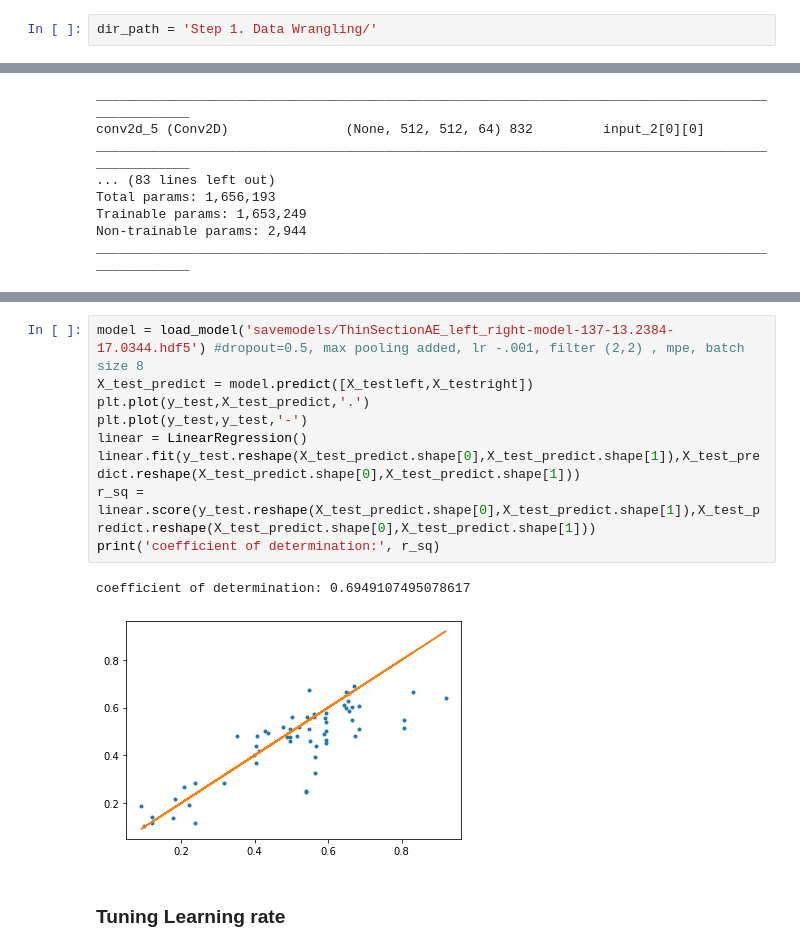
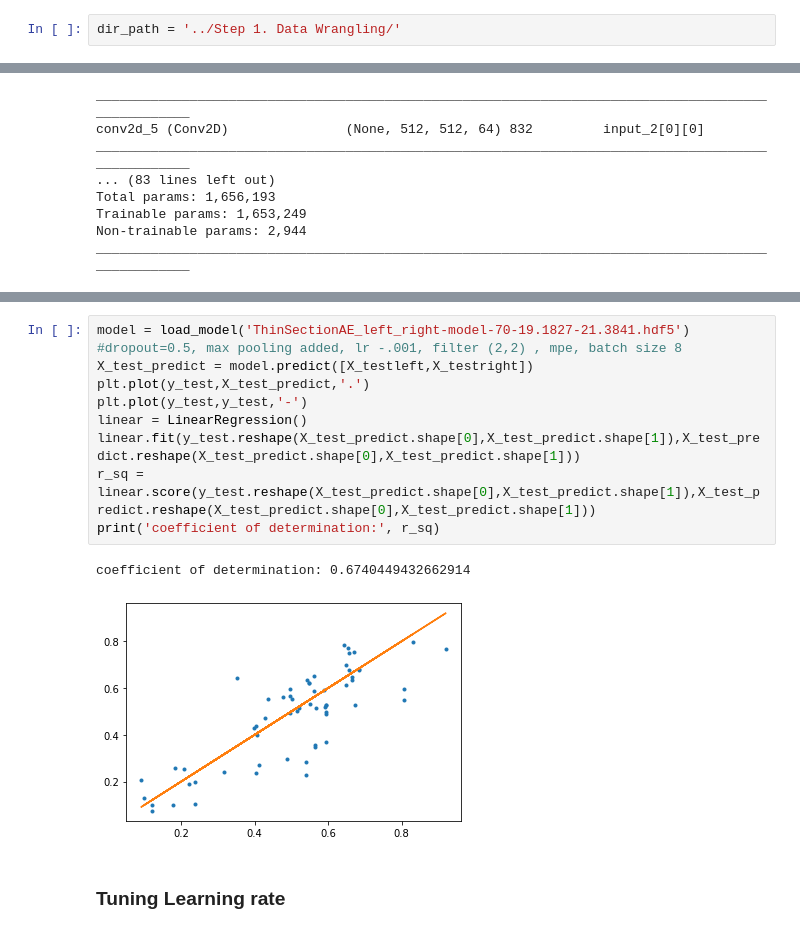
Before and after one commit to olyabr/Springboard, a Jupyter notebook: CapstoneProject2_ThinSections/Step 2. Data Science/#2 DL Model Capstone 2 v2_left_and_right_image.ipynb, the cells around one changed output, grey strips where cells are left out. Drawn from its saved outputs; the diff is of its cells as text.

```diff
--- a/CapstoneProject2_ThinSections/Step 2. Data Science/#2 DL Model Capstone 2 v2_left_and_right_image.ipynb
+++ b/CapstoneProject2_ThinSections/Step 2. Data Science/#2 DL Model Capstone 2 v2_left_and_right_image.ipynb
@@ -39,5 +44,5 @@ ls
 # %%
-dir_path = 'Step 1. Data Wrangling/'
+dir_path = '../Step 1. Data Wrangling/'
 # %%
 df_wellA = pd.read_csv(dir_path+'DATA_for_DL_Well_A_data.csv')
 df_wellA
@@ -353,15 +379,15 @@ plt.show()
 # %%
-model = load_model('savemodels/ThinSectionAE_left_right-model-137-13.2384-17.0344.hdf5') #dropout=0.5, max pooling added, lr -.001, filter (2,2) , mpe, batch size 8
+model = load_model('ThinSectionAE_left_right-model-70-19.1827-21.3841.hdf5') #dropout=0.5, max pooling added, lr -.001, filter (2,2) , mpe, batch size 8
 X_test_predict = model.predict([X_testleft,X_testright])
 plt.plot(y_test,X_test_predict,'.')
 plt.plot(y_test,y_test,'-')
 linear = LinearRegression()
 linear.fit(y_test.reshape(X_test_predict.shape[0],X_test_predict.shape[1]),X_test_predict.reshape(X_test_predict.shape[0],X_test_predict.shape[1]))
 r_sq = linear.score(y_test.reshape(X_test_predict.shape[0],X_test_predict.shape[1]),X_test_predict.reshape(X_test_predict.shape[0],X_test_predict.shape[1]))
 print('coefficient of determination:', r_sq)
 # %% [output]
-coefficient of determination: 0.6949107495078617
+coefficient of determination: 0.6740449432662914
-[figure, old version]
+[figure, new version]
 # %% [markdown]
 ### Tuning Learning rate
 # %%
```
Also changed, not shown: parts of 28 cells of this notebook.
